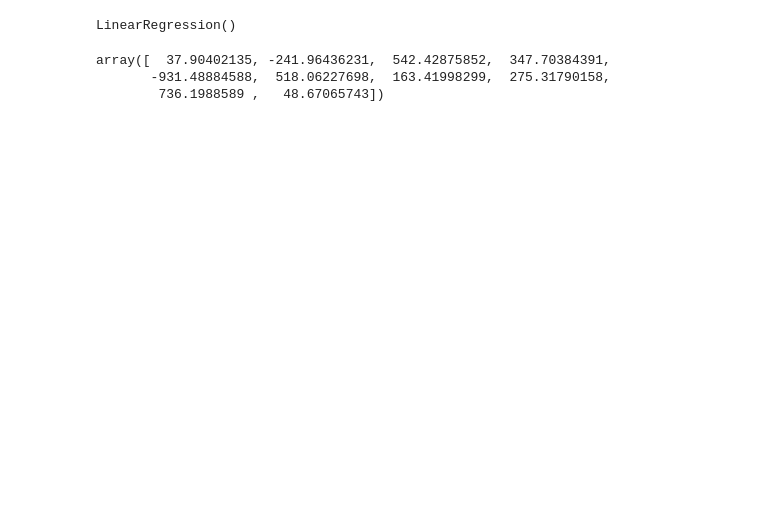
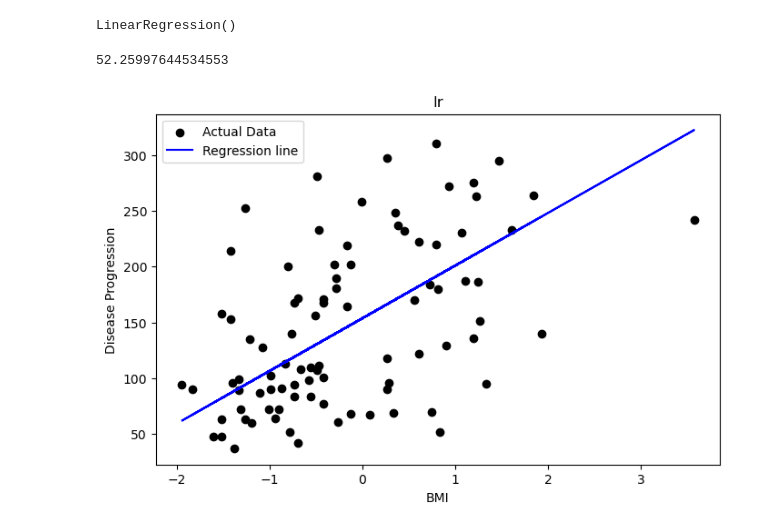
Before and after one commit to kutay-dogan/iga-py, a Jupyter notebook: sklearn_lr.ipynb, the cells around one changed output. Cells and saved outputs as stored; diff of their text form; code cells hidden in the pictures; blank space fills up the shorter version.

```diff
--- a/sklearn_lr.ipynb
+++ b/sklearn_lr.ipynb
@@ -5,3 +5,8 @@ from sklearn.model_selection import train_test_split
 from sklearn.linear_model import LinearRegression
 from sklearn.metrics import mean_absolute_error
 from sklearn.preprocessing import StandardScaler
+# %%
+diabetes = datasets.load_diabetes(scaled=False)
+X = diabetes.data[:, 2].reshape(-1,1)
+y = diabetes.target
+X
@@ -8,17 +31,27 @@ from sklearn.preprocessing import StandardScaler
+# %%
+X_train, X_test, y_train, y_test = train_test_split(X, y, test_size=0.2, random_state=42)
+scaler = StandardScaler()
 # %%
-diabetes = datasets.load_diabetes(scaled=True)
-X = diabetes.data
-y = diabetes.target
-
-X_train, X_test, y_train, y_test = train_test_split(X, y, test_size=0.2, random_state=42)
+scaler.fit(X_train)
+X_train = scaler.transform(X_train)
+X_test = scaler.transform(X_test)
 # %%
 model = LinearRegression()
 model.fit(X_train,y_train)
 # %% [output]
 LinearRegression()
 # %%
-mean_absolute_error(y_test, model.predict)
+mean_absolute_error(y_test, model.predict(X_test))
 # %% [output]
-array([  37.90402135, -241.96436231,  542.42875852,  347.70384391,
-       -931.48884588,  518.06227698,  163.41998299,  275.31790158,
-        736.1988589 ,   48.67065743])
+52.25997644534553
+# %%
+plt.figure(figsize=(8,5))
+plt.scatter(X_test, y_test, color="black", label="Actual Data")
+plt.plot(X_test, model.predict(X_test), color="blue", label="Regression line")
+plt.title("lr")
+plt.xlabel("BMI")
+plt.ylabel("Disease Progression")
+plt.legend()
+plt.show()
+# %% [output]
+[figure, added]
```
Also changed, not shown: parts of 2 cells of this notebook, 3 other files.
